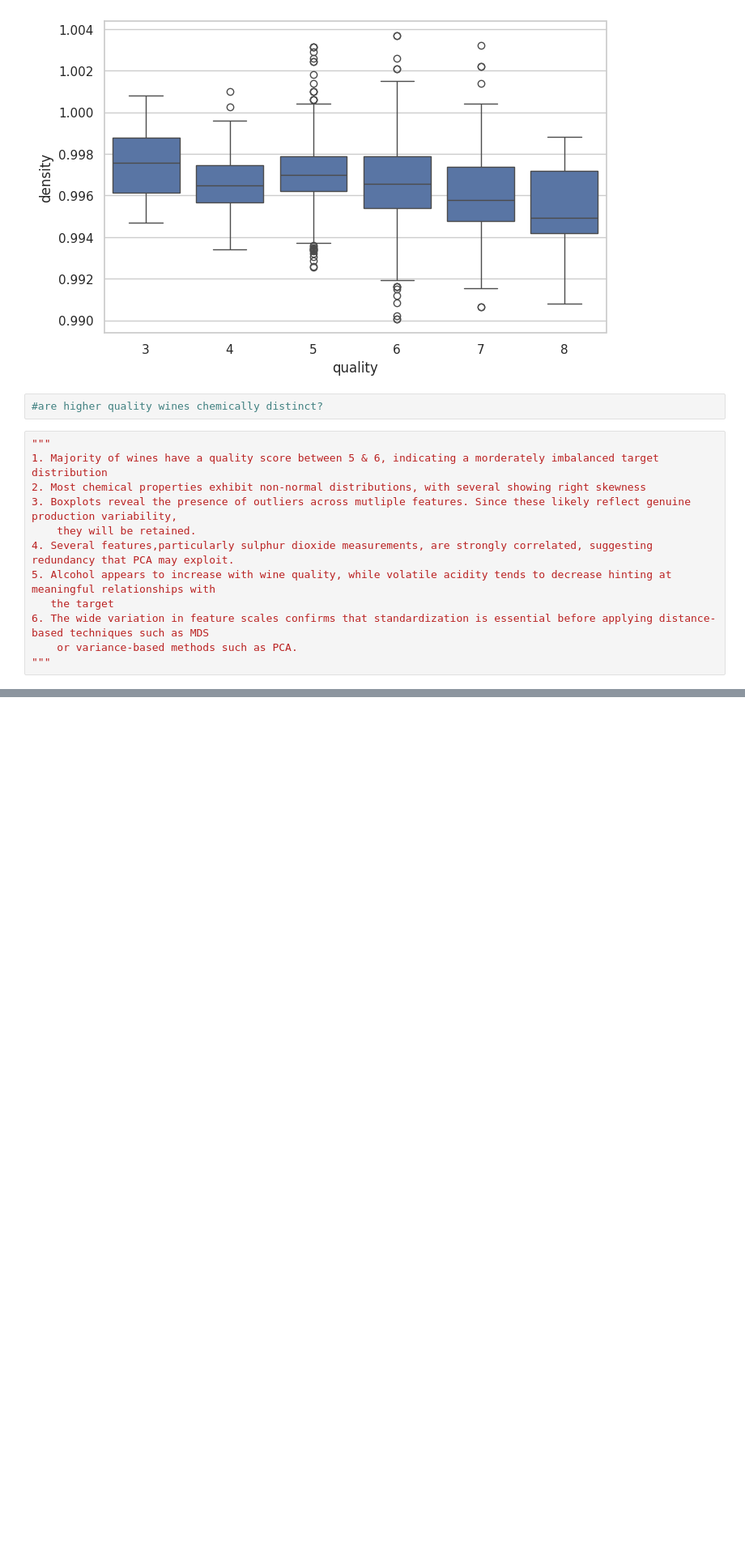
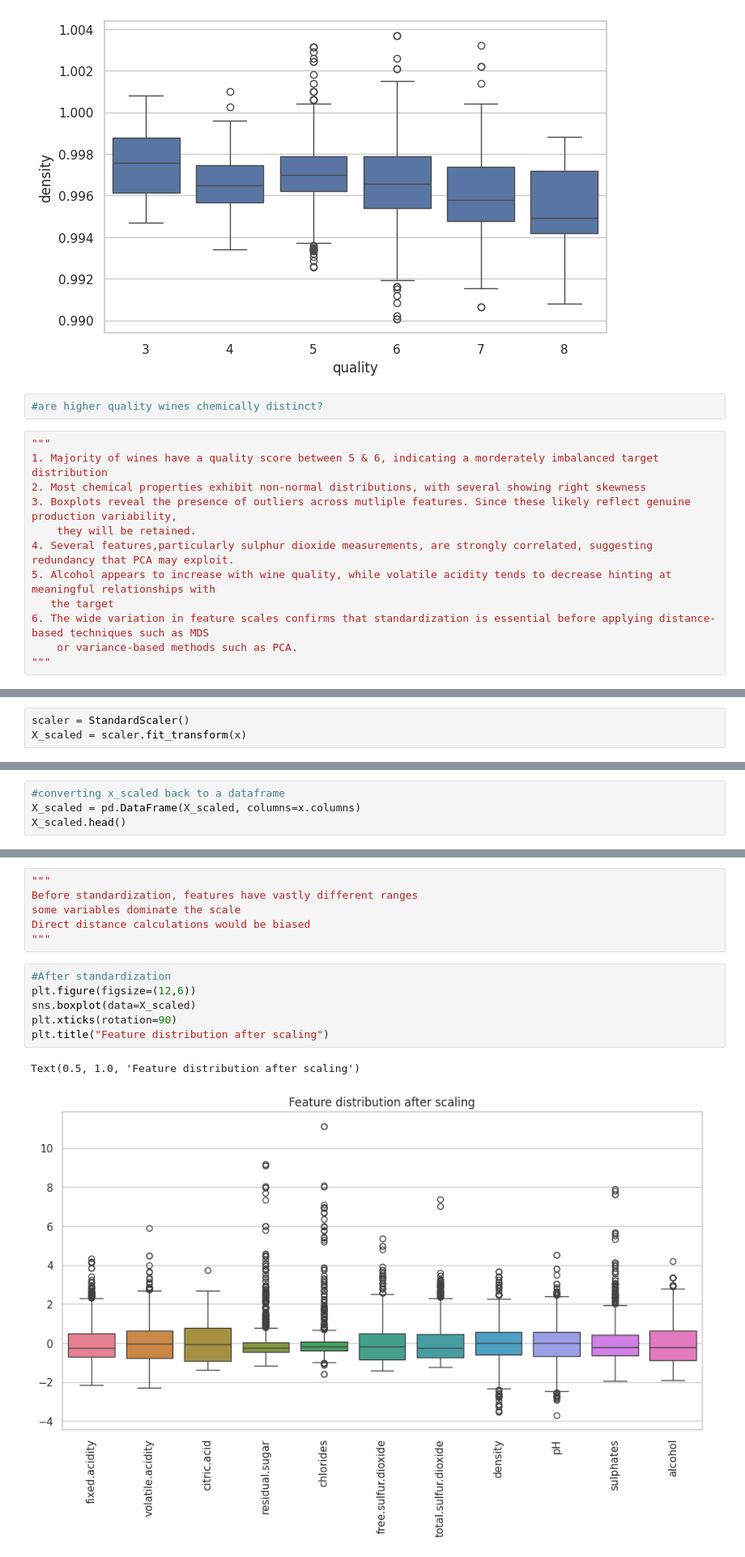
Before and after one commit to j1ere/MDS, a Jupyter notebook: whine quality dataset.ipynb, the cells around one changed output, grey strips where cells are left out. Shown at 81% size. Saved outputs shown, nothing was run; the diff lists cells and outputs as text; blank space fills up the shorter version.

```diff
--- a/whine quality dataset.ipynb
+++ b/whine quality dataset.ipynb
@@ -433,0 +481,3 @@ sns.boxplot(
+# %%
+scaler = StandardScaler()
+X_scaled = scaler.fit_transform(x)
@@ -433,0 +500,4 @@ sns.boxplot(
+# %%
+#converting x_scaled back to a dataframe
+X_scaled = pd.DataFrame(X_scaled, columns=x.columns)
+X_scaled.head()
@@ -433,0 +608,15 @@ sns.boxplot(
+# %%
+"""
+Before standardization, features have vastly different ranges
+some variables dominate the scale
+Direct distance calculations would be biased
+"""
+# %%
+#After standardization
+plt.figure(figsize=(12,6))
+sns.boxplot(data=X_scaled)
+plt.xticks(rotation=90)
+plt.title("Feature distribution after scaling")
+# %% [output]
+Text(0.5, 1.0, 'Feature distribution after scaling')
+[figure, added]
```
Also changed, not shown: parts of 17 cells of this notebook.
